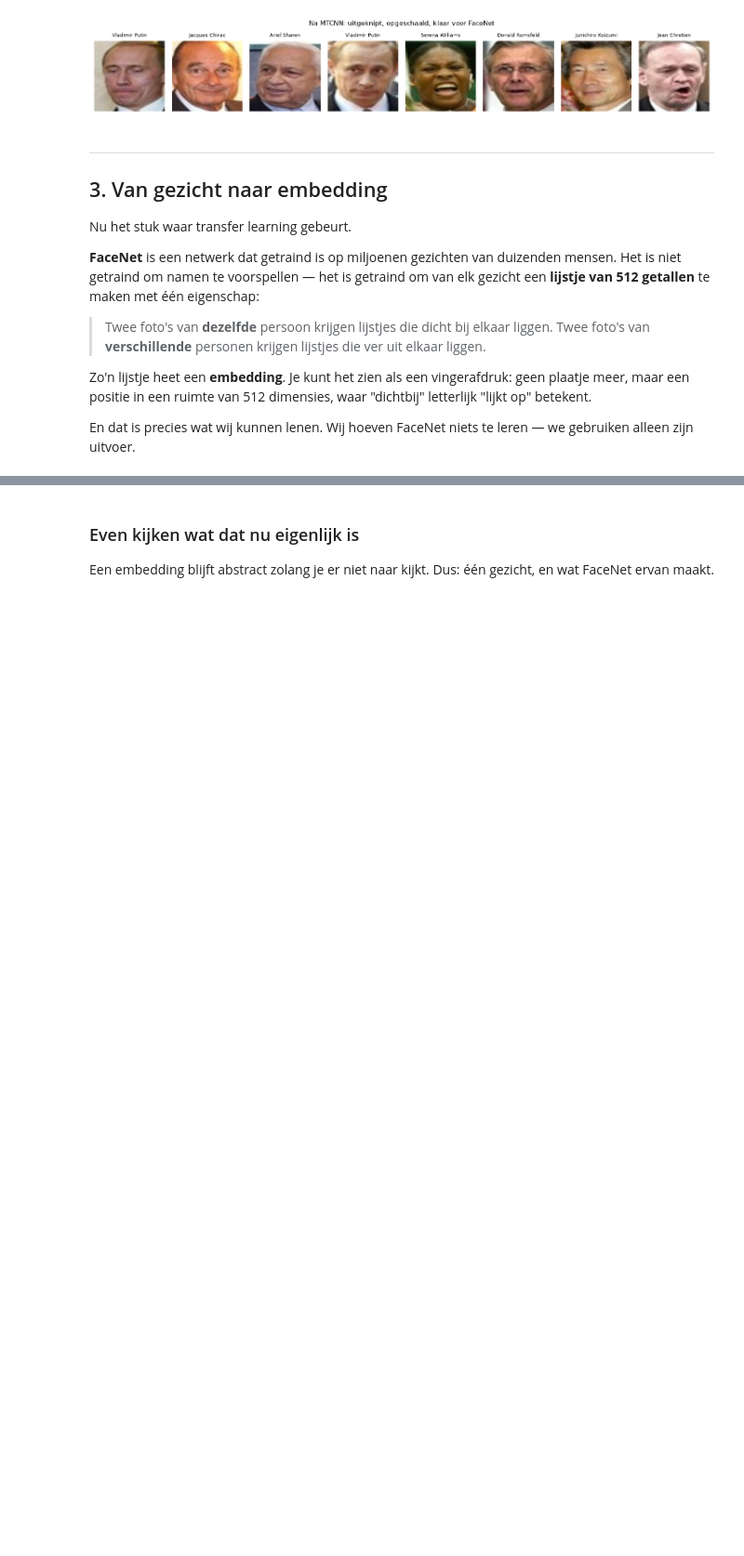
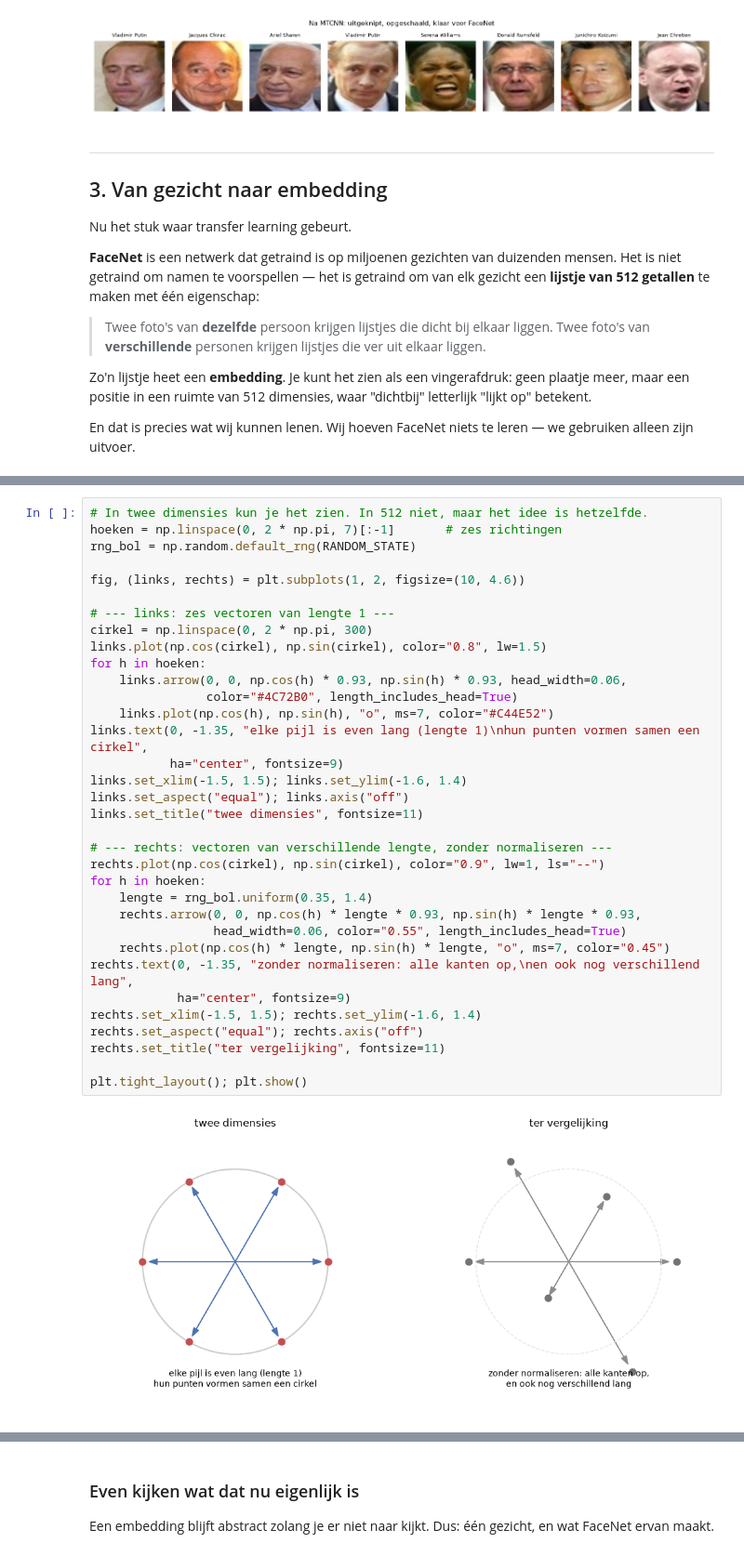
Before and after one commit to kristofsl/pxl-demo, a Jupyter notebook: 04-gezichtsherkenning/gezichtsherkenning.ipynb, the cells around one changed output, grey strips where cells are left out. Shown at 93% size. Drawn from its saved outputs; the diff is of its cells as text; blank space fills up the shorter version.

```diff
--- a/04-gezichtsherkenning/gezichtsherkenning.ipynb
+++ b/04-gezichtsherkenning/gezichtsherkenning.ipynb
@@ -309,0 +319,36 @@ wanneer de hoek tussen hun vectoren klein is.
+# %%
+# In twee dimensies kun je het zien. In 512 niet, maar het idee is hetzelfde.
+hoeken = np.linspace(0, 2 * np.pi, 7)[:-1]       # zes richtingen
+rng_bol = np.random.default_rng(RANDOM_STATE)
+
+fig, (links, rechts) = plt.subplots(1, 2, figsize=(10, 4.6))
+
+# --- links: zes vectoren van lengte 1 ---
+cirkel = np.linspace(0, 2 * np.pi, 300)
+links.plot(np.cos(cirkel), np.sin(cirkel), color="0.8", lw=1.5)
+for h in hoeken:
+    links.arrow(0, 0, np.cos(h) * 0.93, np.sin(h) * 0.93, head_width=0.06,
+                color="#4C72B0", length_includes_head=True)
+    links.plot(np.cos(h), np.sin(h), "o", ms=7, color="#C44E52")
+links.text(0, -1.35, "elke pijl is even lang (lengte 1)\nhun punten vormen samen een cirkel",
+           ha="center", fontsize=9)
+links.set_xlim(-1.5, 1.5); links.set_ylim(-1.6, 1.4)
+links.set_aspect("equal"); links.axis("off")
+links.set_title("twee dimensies", fontsize=11)
+
+# --- rechts: vectoren van verschillende lengte, zonder normaliseren ---
+rechts.plot(np.cos(cirkel), np.sin(cirkel), color="0.9", lw=1, ls="--")
+for h in hoeken:
+    lengte = rng_bol.uniform(0.35, 1.4)
+    rechts.arrow(0, 0, np.cos(h) * lengte * 0.93, np.sin(h) * lengte * 0.93,
+                 head_width=0.06, color="0.55", length_includes_head=True)
+    rechts.plot(np.cos(h) * lengte, np.sin(h) * lengte, "o", ms=7, color="0.45")
+rechts.text(0, -1.35, "zonder normaliseren: alle kanten op,\nen ook nog verschillend lang",
+            ha="center", fontsize=9)
+rechts.set_xlim(-1.5, 1.5); rechts.set_ylim(-1.6, 1.4)
+rechts.set_aspect("equal"); rechts.axis("off")
+rechts.set_title("ter vergelijking", fontsize=11)
+
+plt.tight_layout(); plt.show()
+# %% [output]
+[figure, added]
```
Also changed, not shown: parts of 10 cells of this notebook, 1 other file.
